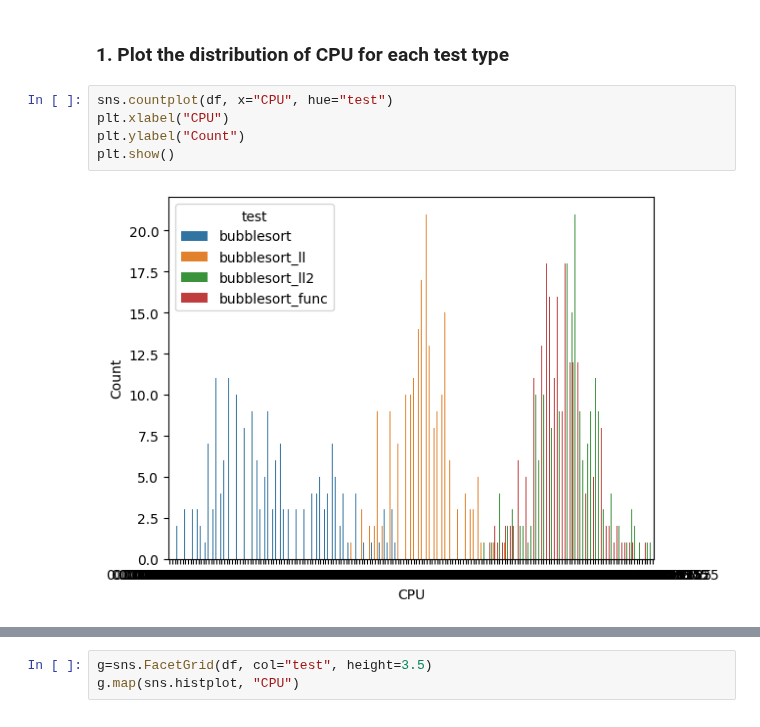
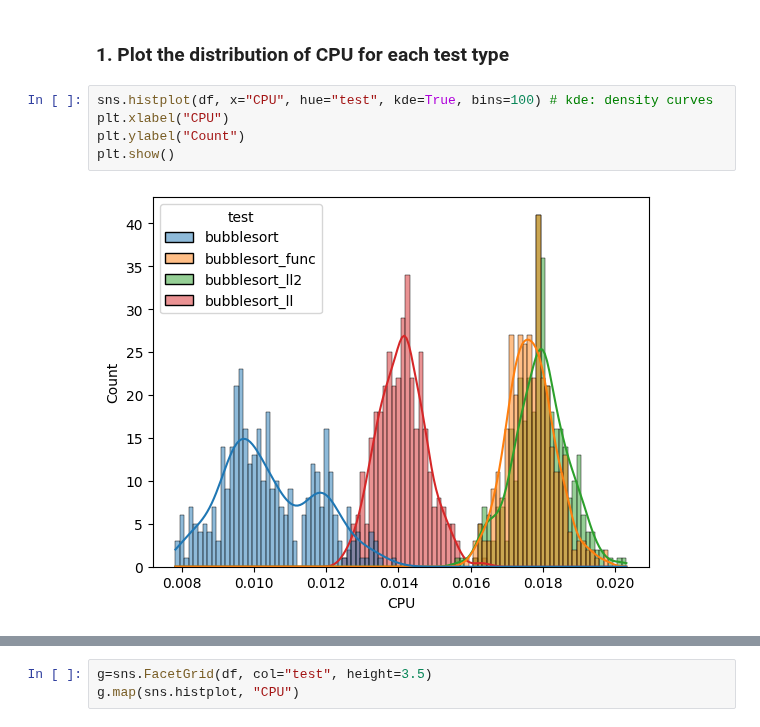
Before and after one commit to jeff0167/Data_And_Things, a Jupyter notebook: Hand_in/Exercises in statistics.ipynb, the cells around one changed output, grey strips where cells are left out. Saved outputs shown, nothing was run; the diff lists cells and outputs as text.

```diff
--- a/Hand_in/Exercises in statistics.ipynb
+++ b/Hand_in/Exercises in statistics.ipynb
@@ -78,10 +78,10 @@ sns.pairplot(df, hue="test")
 [figure]
 # %% [markdown]
 ### 1. Plot the distribution of CPU for each test type
-# %%
-sns.countplot(df, x="CPU", hue="test")
-plt.xlabel("CPU")
-plt.ylabel("Count")
-plt.show()
-# %% [output]
-[figure, removed]
+# %%
+sns.histplot(df, x="CPU", hue="test", kde=True, bins=100) # kde: density curves
+plt.xlabel("CPU")
+plt.ylabel("Count")
+plt.show()
+# %% [output]
+[figure, added]
```
Also changed, not shown: parts of 4 cells of this notebook, 4 other files.
